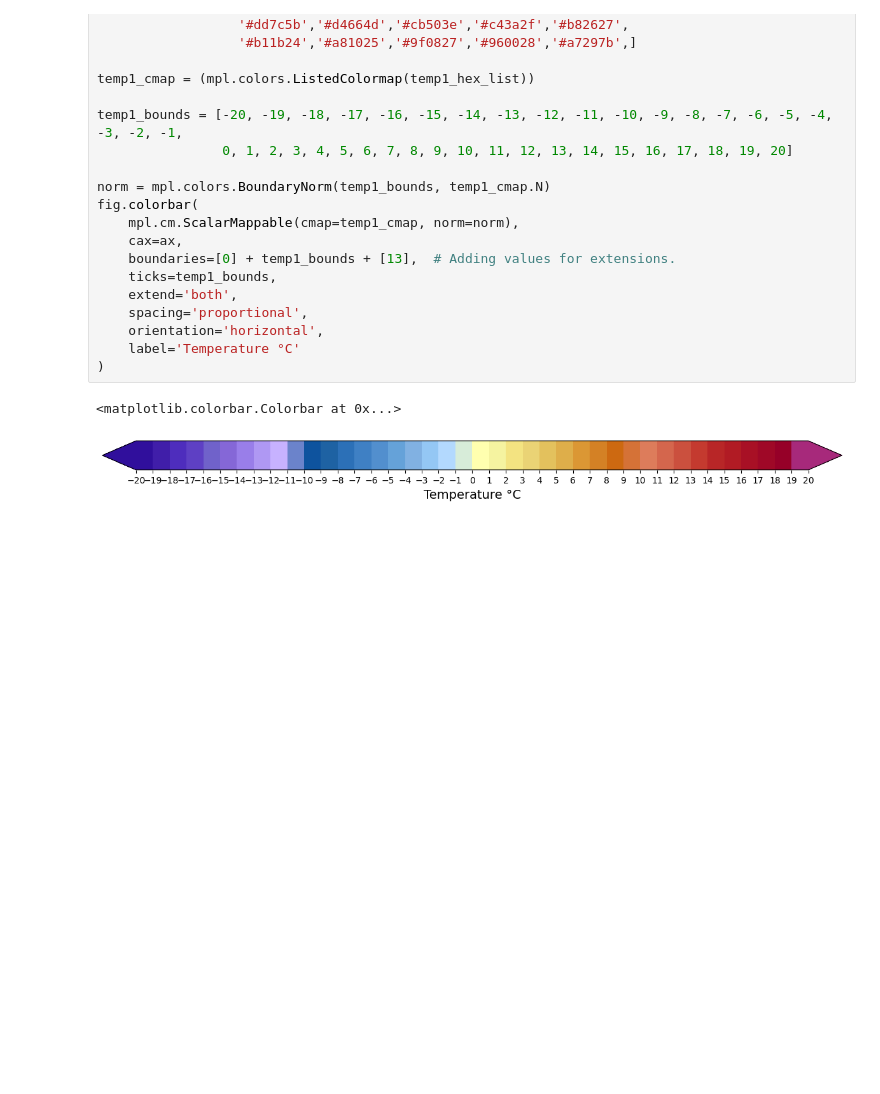
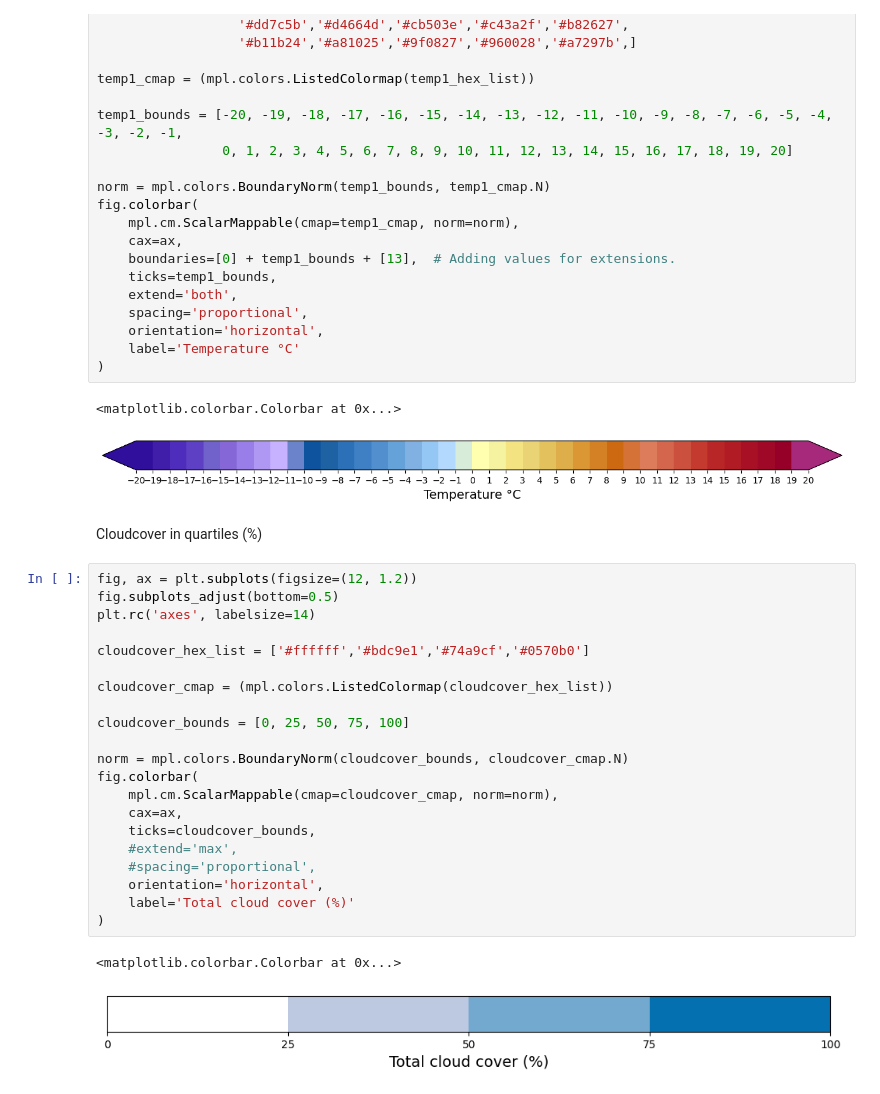
Before and after one commit to ragnarheidar/notebooks, a Jupyter notebook: Weather_colors.ipynb, the cells around one changed output. Cells and saved outputs as stored; diff of their text form; blank space fills up the shorter version.

```diff
--- a/Weather_colors.ipynb
+++ b/Weather_colors.ipynb
@@ -152,3 +212,29 @@ fig.colorbar(
 # %% [output]
 <matplotlib.colorbar.Colorbar at 0x...>
 [figure]
+# %% [markdown]
+Cloudcover in quartiles (%)
+# %%
+fig, ax = plt.subplots(figsize=(12, 1.2))
+fig.subplots_adjust(bottom=0.5)
+plt.rc('axes', labelsize=14)
+
+cloudcover_hex_list = ['#ffffff','#bdc9e1','#74a9cf','#0570b0']
+
+cloudcover_cmap = (mpl.colors.ListedColormap(cloudcover_hex_list))
+
+cloudcover_bounds = [0, 25, 50, 75, 100]
+
+norm = mpl.colors.BoundaryNorm(cloudcover_bounds, cloudcover_cmap.N)
+fig.colorbar(
+    mpl.cm.ScalarMappable(cmap=cloudcover_cmap, norm=norm),
+    cax=ax,
+    ticks=cloudcover_bounds,
+    #extend='max',
+    #spacing='proportional',
+    orientation='horizontal',
+    label='Total cloud cover (%)'
+)
+# %% [output]
+<matplotlib.colorbar.Colorbar at 0x...>
+[figure, added]
```
Also changed, not shown: parts of 15 cells of this notebook, 1 other file.
